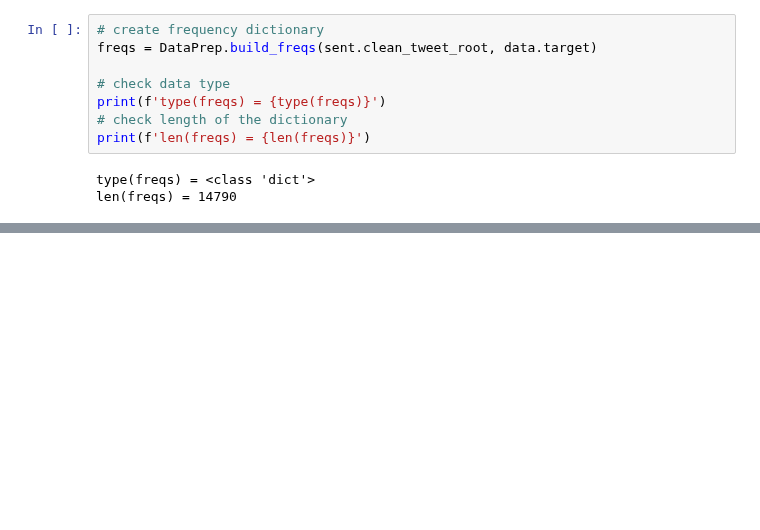
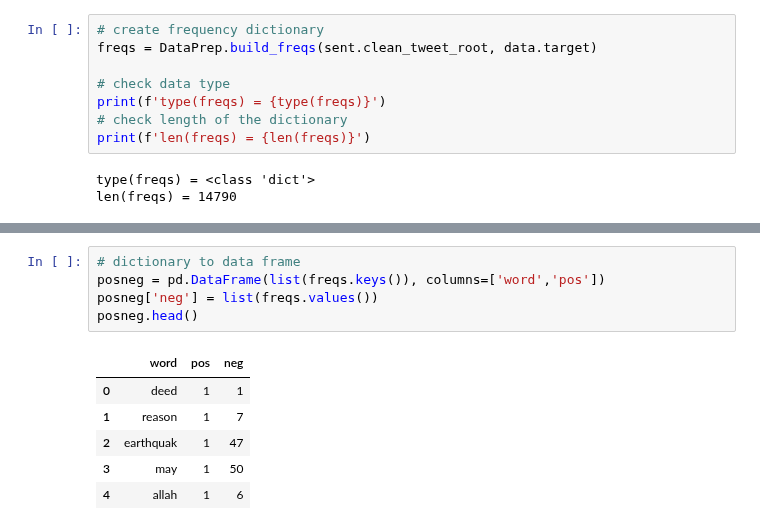
Before and after one commit to nviktorys/NLP0, a Jupyter notebook: 01_DataPreparation.ipynb, the cells around one changed output, grey strips where cells are left out. Cells and saved outputs as stored; diff of their text form; blank space fills up the shorter version.

```diff
--- a/01_DataPreparation.ipynb
+++ b/01_DataPreparation.ipynb
@@ -622,0 +572,12 @@ report
+# %%
+# dictionary to data frame
+posneg = pd.DataFrame(list(freqs.keys()), columns=['word','pos'])
+posneg['neg'] = list(freqs.values())
+posneg.head()
+# %% [output]
+|  | word | pos | neg |
+| 0 | deed | 1 | 1 |
+| 1 | reason | 1 | 7 |
+| 2 | earthquak | 1 | 47 |
+| 3 | may | 1 | 50 |
+| 4 | allah | 1 | 6 |
```
Also changed, not shown: parts of 7 cells of this notebook.
